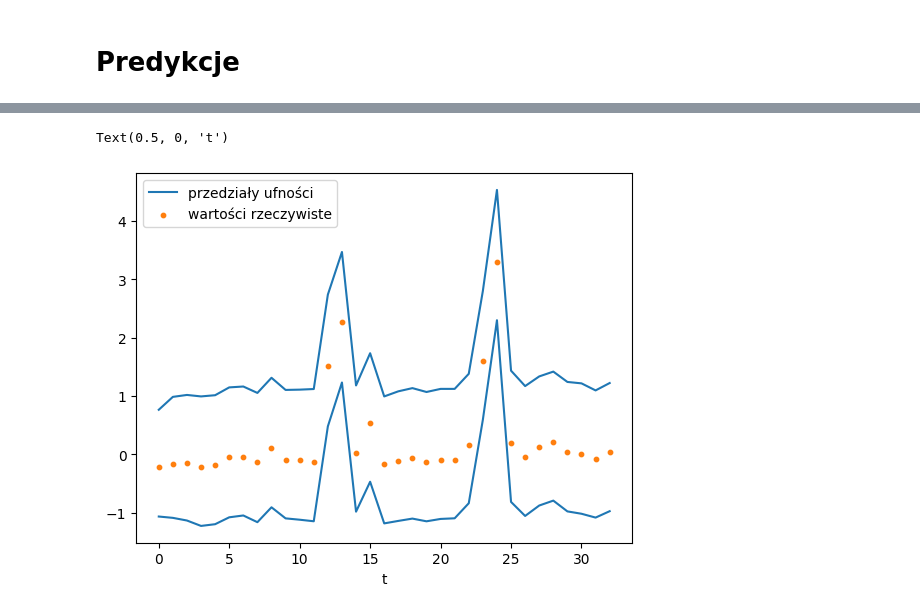
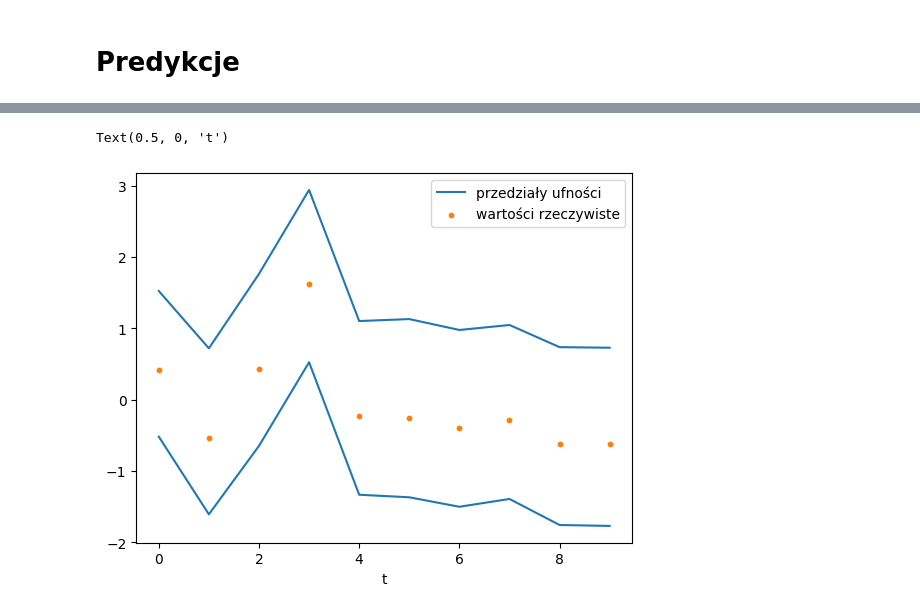
Before and after one commit to MarCodeWaves/Water_pollution_math_modelling, a Jupyter notebook: prez_MDM_kody_z_predykcja.ipynb, the cells around one changed output, grey strips where cells are left out. Drawn from its saved outputs; the diff is of its cells as text; code cells hidden in the pictures.

```diff
--- a/prez_MDM_kody_z_predykcja.ipynb
+++ b/prez_MDM_kody_z_predykcja.ipynb
@@ -617,0 +735,30 @@ quantiles_upper = np.quantile(ar_seasonal_models, 1 - alpha/2, axis=0)
+# %%
+train_data_NH4 = train_data['NH4']
+
+okres_sez = 30
+
+# Liczba próbek i długość danych
+N = 10000
+n = len(train_data[okres_sez:])
+
+# Generowanie trajektorii ARMA
+ar_models = [arma_generate_sample(ar=[1], ma=ma_params, nsample=n, scale=np.sqrt(sigma2) ) for _ in range(N)]
+ar_seasonal_models = [ar_model + train_data_NH4[:-okres_sez] for ar_model in ar_models]
+
+# Obliczanie kwantyli dla przedziału ufności
+alpha = 0.05
+quantiles_lower = np.quantile(ar_seasonal_models, alpha/2, axis=0)
+quantiles_upper = np.quantile(ar_seasonal_models, 1 - alpha/2, axis=0)
+
+# Rysowanie wykresu
+plt.figure(figsize=(12, 5))
+line1, = plt.plot(range(n), quantiles_lower, c='orangered', linewidth=3/2, linestyle="dashdot")
+line2, = plt.plot(range(n), quantiles_upper, c='orangered', linewidth=3/2, linestyle="dashdot")
+line3 = plt.scatter(range(n), train_data_NH4[okres_sez:], s=30, c='blue', alpha=0.5)
+plt.legend([line1, line3], ['Przedziały ufności', 'Rzeczywiste wartości danych'])
+plt.xlabel('Kolejne numery dni pomiarowych')
+plt.grid()
+plt.title("Porównanie linii kwantylowych z trajektorią danych")
+plt.tight_layout()
+plt.xticks(rotation=45)
+plt.show()
@@ -618,12 +807,24 @@ quantiles_upper = np.quantile(ar_seasonal_models, 1 - alpha/2, axis=0)
 # %%
-station30 = data[data['ID_Station'] == 30]
+n = len(test_data1)
+N = 10000
+
+parameters = model_fit.params
+residuals = model_fit.resid
+
+ar_models = [arma_generate_sample(ar=[1] + list(-parameters[1: -1]), ma=[1], nsample=n, scale=np.std(residuals)) for _ in range(N)]
+ar_seasonal_models = [ar_model + test_data1.values for ar_model in ar_models]
+
+quantiles_lower = np.quantile(ar_seasonal_models, alpha, axis=0)
+quantiles_upper = np.quantile(ar_seasonal_models, 1 - alpha/2, axis=0)
+
+station30 = data[data['ID_Station'] == 29]
 xs = station30[:33]
 
 line1, = plt.plot(range(n), quantiles_lower, c='C0')
 line2, = plt.plot(range(n), quantiles_upper, c='C0')
 line3 = plt.scatter(range(n), test_data1.values, s=10, c='C1')
 plt.legend([line1, line3], ['przedziały ufności', 'wartości rzeczywiste'])
 plt.xlabel('t')
 # %% [output]
 Text(0.5, 0, 't')
-[figure, old version]
+[figure, new version]
```
Also changed, not shown: parts of 35 cells of this notebook, 1 other file.
